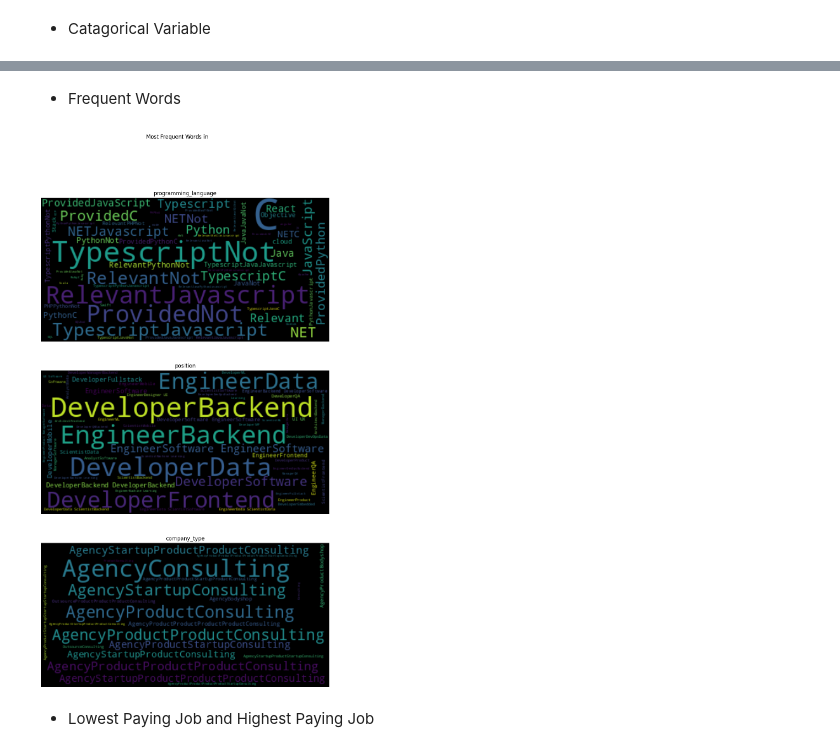
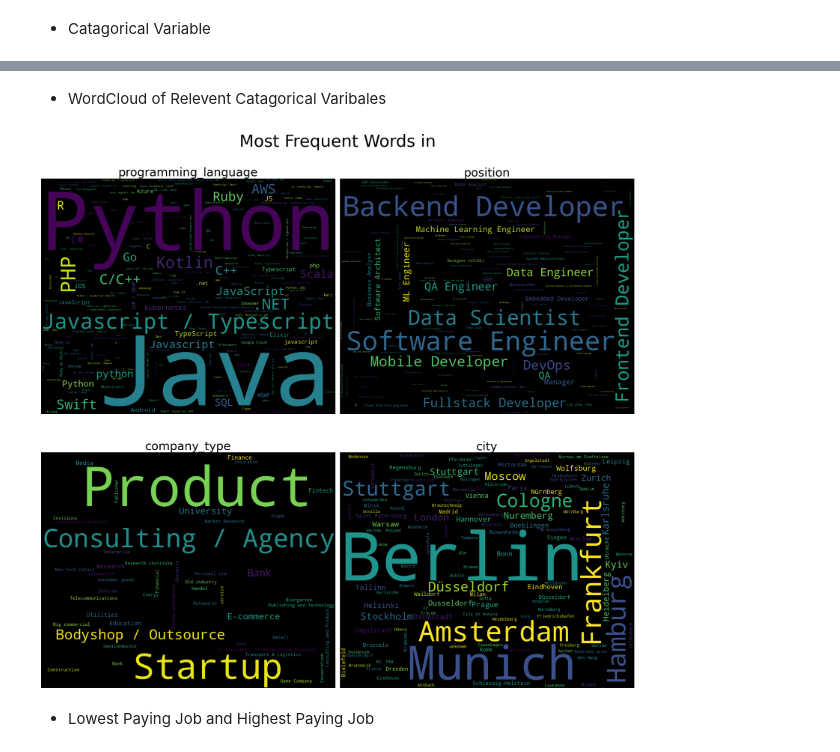
Before and after one commit to adnaaaen/eda-and-visualization, a Jupyter notebook: IT-salary/notebooks/eda.ipynb, the cells around one changed output, grey strips where cells are left out. Drawn from its saved outputs; the diff is of its cells as text; code cells hidden in the pictures.

```diff
--- a/IT-salary/notebooks/eda.ipynb
+++ b/IT-salary/notebooks/eda.ipynb
@@ -152,20 +152,23 @@ contract_duration
 ['unlimited' '6M' '1Y+' '1Y' '3M' 'temporary']
 --------------------
 # %% [markdown]
-- Frequent Words
+- WordCloud of Relevent Catagorical Varibales
 # %%
-cols = ["programming_language", "position", "company_type"]
+cols = ["programming_language", "position", "company_type", "city"]
+temp_df = df[(df['programming_language'] != "Not Provided") & (df['programming_language'] != "Not Relevant")]
 
 plt.figure(figsize=(20,20))
 for index, each in enumerate(cols, start=1):
-    plt.suptitle("Most Frequent Words in")
-    plt.subplot(3,1, index)
-    items_cloud = WordCloud().generate("".join(df[each]))
-    plt.title(each)
-    plt.imshow(items_cloud)
+    plt.suptitle("Most Frequent Words in", fontsize=40)
+    plt.subplot(2,2, index)
+    items_cloud = WordCloud(width=1000, height=800).generate_from_frequencies(temp_df[each].value_counts())
+    plt.title(each, fontsize=28)
+    plt.imshow(items_cloud, interpolation="bilinear")
     plt.axis("off")
+plt.tight_layout()
+plt.show()
 # %% [output]
-[figure, old version]
+[figure, new version]
 # %% [markdown]
 - Lowest Paying Job and Highest Paying Job
 # %%
```
Also changed, not shown: parts of 6 cells of this notebook, 2 other files.
